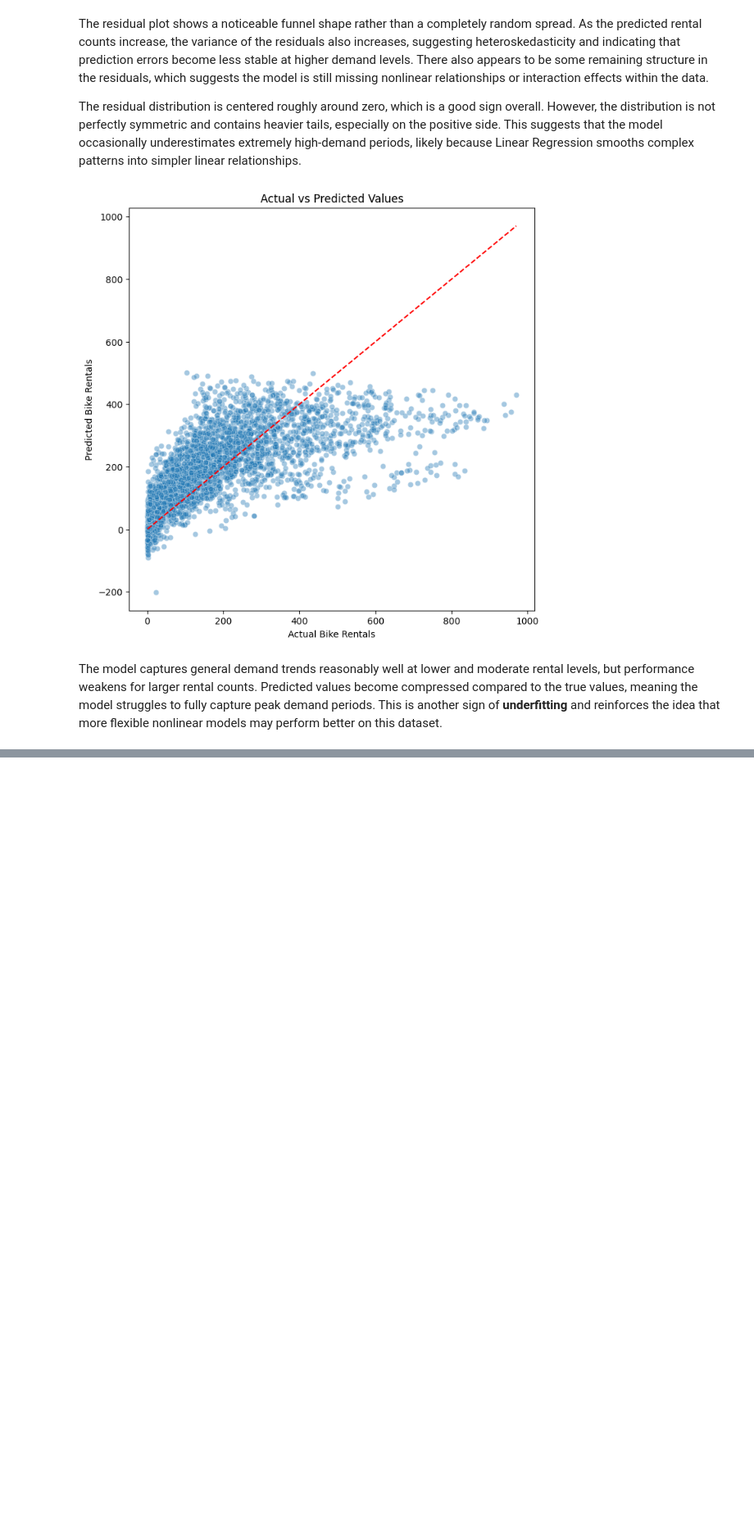
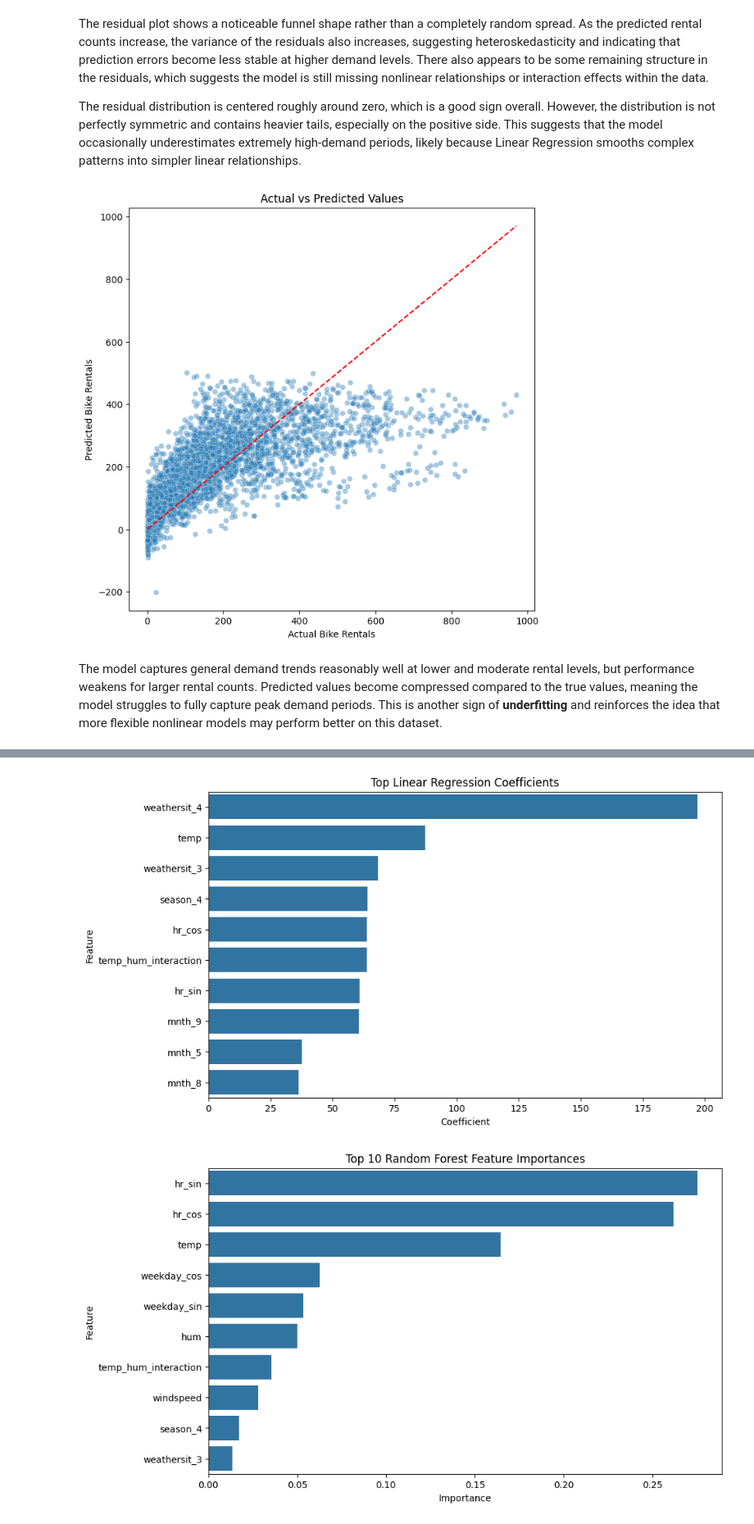
Before and after one commit to neerapatel5/ML-fundamentals-2026, a Jupyter notebook: Assignment_2_Neera_Patel.ipynb, the cells around one changed output, grey strips where cells are left out. Shown at 82% size. Saved outputs shown, nothing was run; the diff lists cells and outputs as text; code cells hidden in the pictures; blank space fills up the shorter version.

```diff
--- a/Assignment_2_Neera_Patel.ipynb
+++ b/Assignment_2_Neera_Patel.ipynb
@@ -624,0 +761,49 @@ The feature engineering choices in this section matter more for LR than they lik
+# %%
+## Feature Importance for LR
+
+lin_coefficients = pd.DataFrame({
+    "Feature": X_train_processed.columns,
+    "Coefficient": np.abs(lin_reg.coef_)
+})
+
+lin_coefficients = lin_coefficients.sort_values(
+    by="Coefficient",
+    ascending=False
+)
+lin_coefficients.head(10)
+top_lin = lin_coefficients.head(10)
+
+plt.figure(figsize=(10,6))
+
+sns.barplot(
+    data=top_lin,
+    x="Coefficient",
+    y="Feature"
+)
+plt.title("Top Linear Regression Coefficients")
+plt.show()
+
+## Feature Importance for RF
+feature_importance = pd.DataFrame({
+    "Feature": X_train_processed.columns,
+    "Importance": rf_model.feature_importances_
+})
+
+feature_importance = feature_importance.sort_values(
+    by="Importance",
+    ascending=False
+)
+
+feature_importance.head(10)
+top_features = feature_importance.head(10)
+plt.figure(figsize=(10,6))
+sns.barplot(
+    data=top_features,
+    x="Importance",
+    y="Feature"
+)
+plt.title("Top 10 Random Forest Feature Importances")
+plt.show()
+# %% [output]
+[figure, added]
+[figure, added]
```
Also changed, not shown: parts of 16 cells of this notebook.
